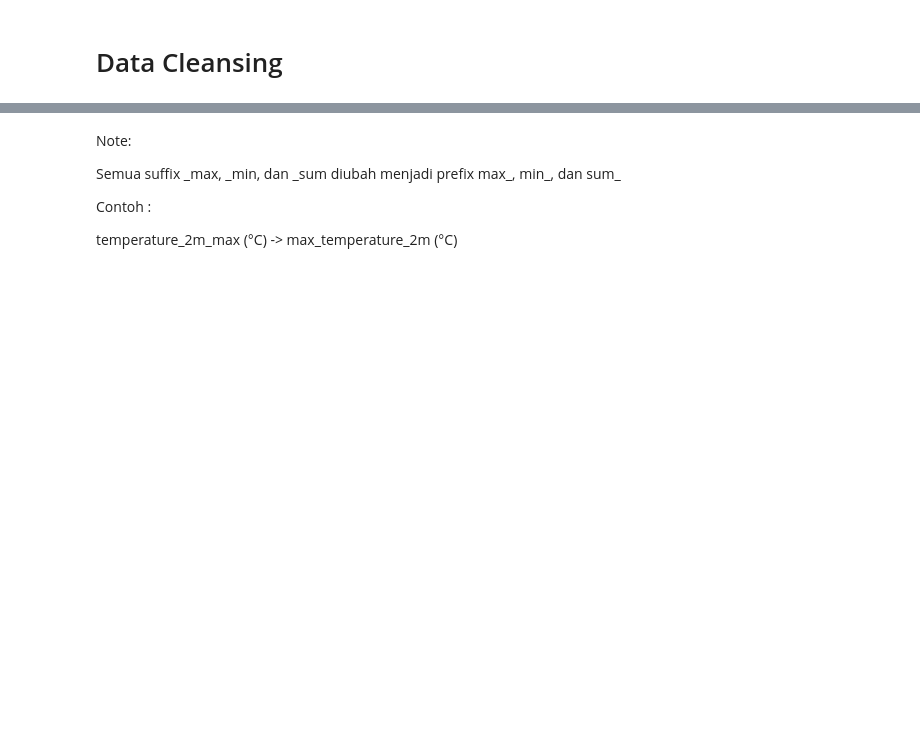
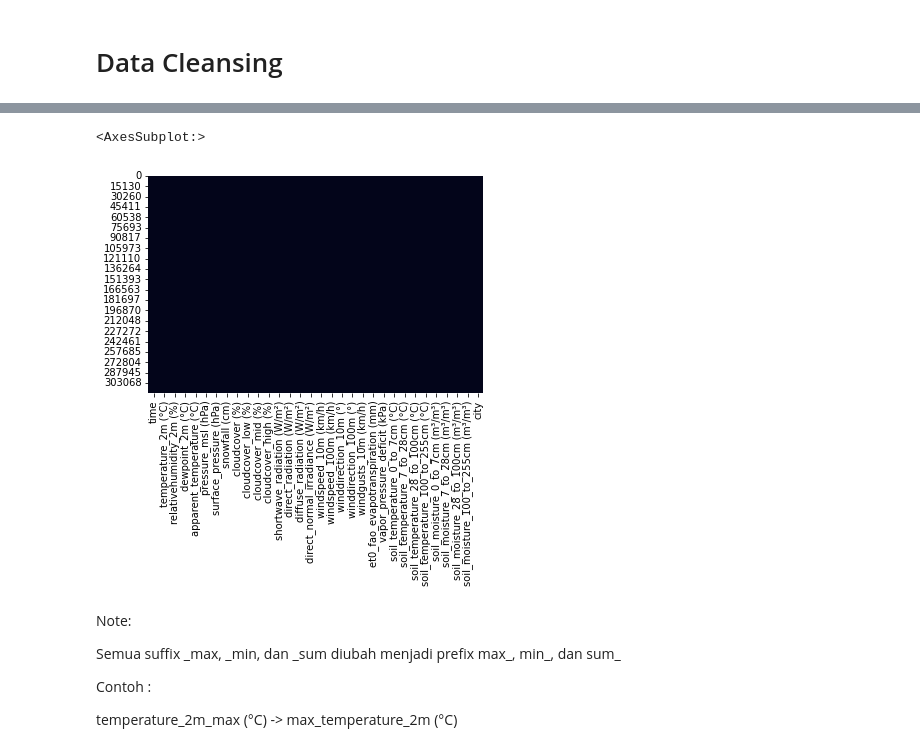
Before and after one commit to FelixFern/Arkavidia-2023-ODE, a Jupyter notebook: Arkavidia.ipynb, the cells around one changed output, grey strips where cells are left out. Cells and saved outputs as stored; diff of their text form; code cells hidden in the pictures; blank space fills up the shorter version.

```diff
--- a/Arkavidia.ipynb
+++ b/Arkavidia.ipynb
@@ -168,0 +165,4 @@ KeyboardInterrupt:
+# %%
+used_col = train_h_grouped_data.columns[1:len(train_h_grouped_data.columns)-1]
+# %%
+train_h_grouped_data[used_col] = train_h_grouped_data.groupby(['city', 'time'])[used_col].transform(lambda x: x.fillna(x.mean()))
@@ -168,0 +171,5 @@ KeyboardInterrupt:
+# %%
+sns.heatmap(train_h_grouped_data.isnull(), cbar=False)
+# %% [output]
+<AxesSubplot:>
+[figure, added]
```
Also changed, not shown: parts of 8 cells of this notebook, 1 other file.
